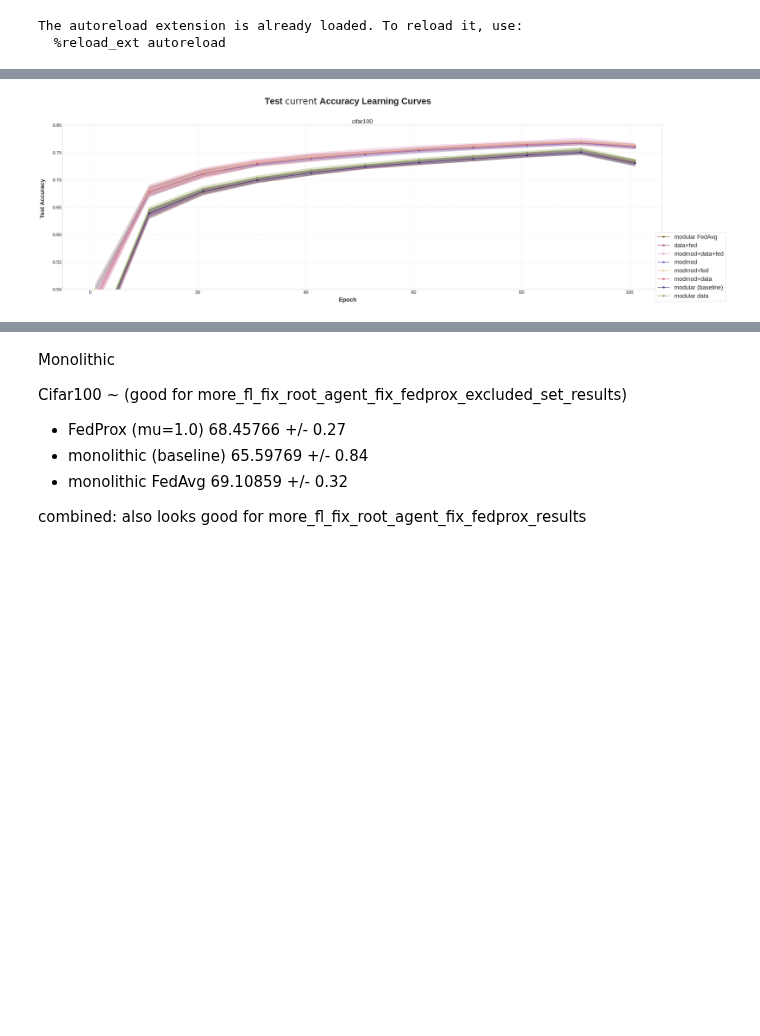
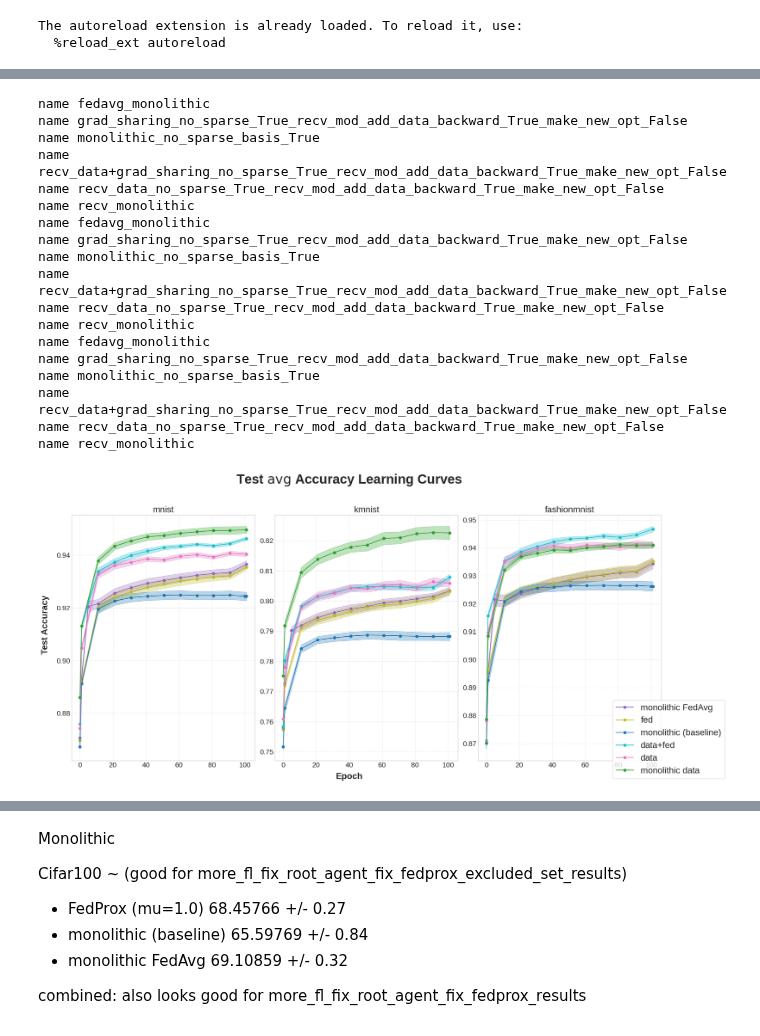
Before and after one commit to vlongle/learning-hive, a Jupyter notebook: plot_learning_curve.ipynb, the cells around one changed output, grey strips where cells are left out. Saved outputs shown, nothing was run; the diff lists cells and outputs as text; code cells hidden in the pictures; blank space fills up the shorter version.

Commit message:
wip monolithic desktop sync

```diff
--- a/plot_learning_curve.ipynb
+++ b/plot_learning_curve.ipynb
@@ -55,6 +55,7 @@ def format_df_for_table(data_seed_aucs):
 # what_to_plot = "all_avg"
 what_to_plot = "modular"
 what_to_plot = "combine_modes_modular"
+what_to_plot = "combine_modes_monolithic"
 # what_to_plot = "modular_ablation"
 # what_to_plot = "monolithic"
 # what_to_plot = "recv_modular"
@@ -75,14 +76,14 @@ what_to_plot = "combine_modes_modular"
 # %%
 # datasets = ["mnist", "kmnist", "fashionmnist", "combined", "cifar100"]
 # datasets = ["combined"]
-# datasets = ["mnist", "kmnist", "fashionmnist", "combined"]
+datasets = ["mnist", "kmnist", "fashionmnist"]
 # datasets = ["kmnist"]
 # datasets = ["mnist"]
 # datasets = ["mnist", "kmnist"]
 # datasets = ["mnist", "combined"]
 # datasets = ["mnist", "cifar100"]
 # datasets = ["combined"]
-datasets=["cifar100"]
+# datasets=["cifar100"]
 experiment_folder = "experiment_results"
 
 
@@ -477,23 +481,24 @@ remap_name = {
 
 
             "fedprox_mu_0.001_comm_freq_5": "monolithic FedProx",
-            "fedprox_mu_0.001_comm_freq_5": "modular FedProx",
+            "fedcurv_mu_0.001_comm_freq_5": "monolithic FedCurv",
+            "fedcurv_mu_1.0_comm_freq_5": "monolithic FedCurv",
+
             # "fedprox_mu_0.001_comm_freq_5": "FedProx (mu=0.001)",
 
             # "fedprox_mu_0.01_comm_freq_5": "FedProx (mu=0.01)",
             # "fedprox_mu_0.1_comm_freq_5": "FedProx (mu=0.1)",
             # "fedprox_mu_1.0_comm_freq_5": "FedProx (mu=1.0)",
 
-"fedcurv_mu_0.001_comm_freq_5": "monolithic FedCurv",
-"fedcurv_mu_1.0_comm_freq_5": "monolithic FedCurv",
 
-"fedcurv_mu_0.001_comm_freq_5": "modular FedCurv",
-"fedcurv_mu_1.0_comm_freq_5": "modular FedCurv",
+# "fedcurv_mu_0.001_comm_freq_5": "modular FedCurv",
+# "fedcurv_mu_1.0_comm_freq_5": "modular FedCurv",
+# "fedprox_mu_0.001_comm_freq_5": "modular FedProx",
 
-"fedcurv_mu_0.001_comm_freq_5": "FedCurv (mu=0.001)",
-"fedcurv_mu_1.0_comm_freq_5": "FedCurv (mu=1.0)",
-"fedcurv_mu_0.01_comm_freq_5": "FedCurv (mu=0.01)",
-"fedcurv_mu_0.1_comm_freq_5": "FedCurv (mu=0.1)",
+# "fedcurv_mu_0.001_comm_freq_5": "FedCurv (mu=0.001)",
+# "fedcurv_mu_1.0_comm_freq_5": "FedCurv (mu=1.0)",
+# "fedcurv_mu_0.01_comm_freq_5": "FedCurv (mu=0.01)",
+# "fedcurv_mu_0.1_comm_freq_5": "FedCurv (mu=0.1)",
 
     # 'heuristic_budget_80_enforce_balance_False_mem_640_sync_base_False_hash_True_comm_freq_50': 'data (b=80, f=50)',
     # 'heuristic_budget_20_enforce_balance_False_mem_160_sync_base_False_hash_True_comm_freq_50': 'data (b=20, f=50)',
@@ -524,11 +529,11 @@ f'heuristic_data+modmod+grad_sharing_no_sparse_{no_sparse}_recv_mod_add_data_bac
 
              }
 
-remap_name = {a: v for a, v in remap_name.items() if a in dataset_seed_aucs['cifar100'][0].keys()}
+remap_name = {a: v for a, v in remap_name.items() if a in dataset_seed_aucs['mnist'][0].keys()}
 num_colors = len(remap_name)
 # color_map = plt.cm.get_cmap('tab20c', num_colors)
-color_map = plt.cm.get_cmap('tab20b', num_colors)
-# color_map = plt.cm.get_cmap('tab10', num_colors)
+# color_map = plt.cm.get_cmap('tab20b', num_colors)
+color_map = plt.cm.get_cmap('tab10', num_colors)
 colors = color_map(range(num_colors))
 
 
@@ -699,8 +707,8 @@ def filter_dataset_agg_dfs(algo_part, best_configs, dataset_agg_dfs):
 
     return filtered_dataset_agg_dfs
 # %%
-# if what_to_plot in ["modular", "monolithic"]:
-#     best_prox = pickbest(table_df, 'fedprox')
-#     best_curv = pickbest(table_df, 'fedcurv')
-#     dataset_agg_dfs = filter_dataset_agg_dfs('fedprox', best_prox, dataset_agg_dfs)
-#     dataset_agg_dfs = filter_dataset_agg_dfs('fedcurv', best_curv, dataset_agg_dfs)
+if what_to_plot in ["modular", "monolithic"]:
+    best_prox = pickbest(table_df, 'fedprox')
+    best_curv = pickbest(table_df, 'fedcurv')
+    dataset_agg_dfs = filter_dataset_agg_dfs('fedprox', best_prox, dataset_agg_dfs)
+    dataset_agg_dfs = filter_dataset_agg_dfs('fedcurv', best_curv, dataset_agg_dfs)
@@ -725,10 +766,28 @@ colormap
 # %%
 plot_learning_curve_dataset(dataset_agg_dfs, remap_name=remap_name, colormap=colormap,
                             mode=mode, save_fig_path=f'Figures/{what_to_plot}_lc.pdf',
-                            error_type='std',
-                            metric=metric)
+                            error_type='sem',
+                            metric=metric, figsize=(20, 10))
 # %% [output]
+name fedavg_monolithic
+name grad_sharing_no_sparse_True_recv_mod_add_data_backward_True_make_new_opt_False
+name monolithic_no_sparse_basis_True
+name recv_data+grad_sharing_no_sparse_True_recv_mod_add_data_backward_True_make_new_opt_False
+name recv_data_no_sparse_True_recv_mod_add_data_backward_True_make_new_opt_False
+name recv_monolithic
+name fedavg_monolithic
+name grad_sharing_no_sparse_True_recv_mod_add_data_backward_True_make_new_opt_False
+name monolithic_no_sparse_basis_True
+name recv_data+grad_sharing_no_sparse_True_recv_mod_add_data_backward_True_make_new_opt_False
+name recv_data_no_sparse_True_recv_mod_add_data_backward_True_make_new_opt_False
+name recv_monolithic
+name fedavg_monolithic
+name grad_sharing_no_sparse_True_recv_mod_add_data_backward_True_make_new_opt_False
+name monolithic_no_sparse_basis_True
+name recv_data+grad_sharing_no_sparse_True_recv_mod_add_data_backward_True_make_new_opt_False
+name recv_data_no_sparse_True_recv_mod_add_data_backward_True_make_new_opt_False
+name recv_monolithic
-[figure, old version]
+[figure, new version]
 # %%
 custom_algo_order = ['modmod',
  'random (p=0.25)',
```
Also changed, not shown: parts of 12 cells of this notebook, 5 other files.
